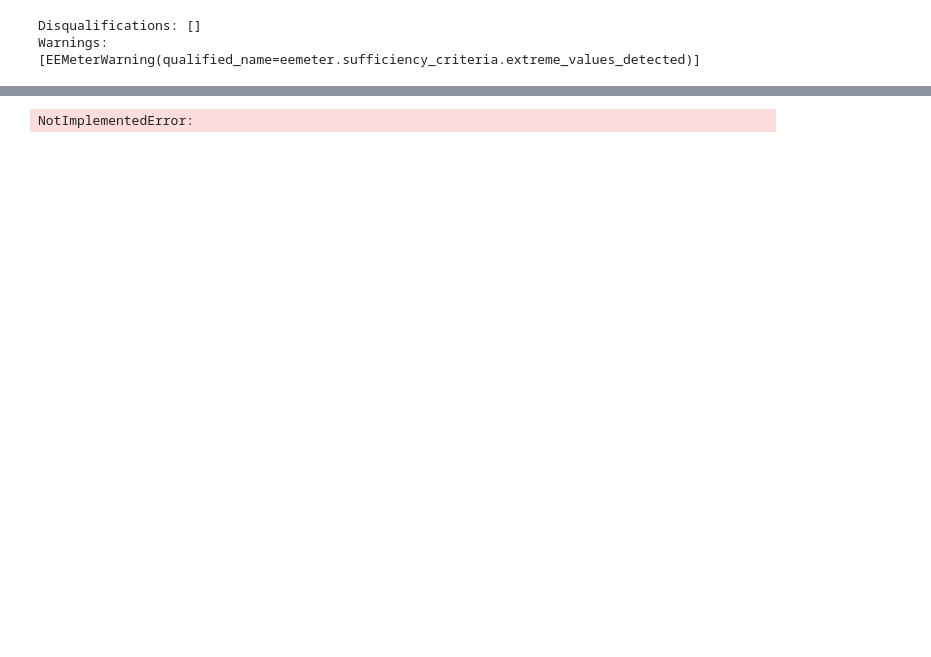
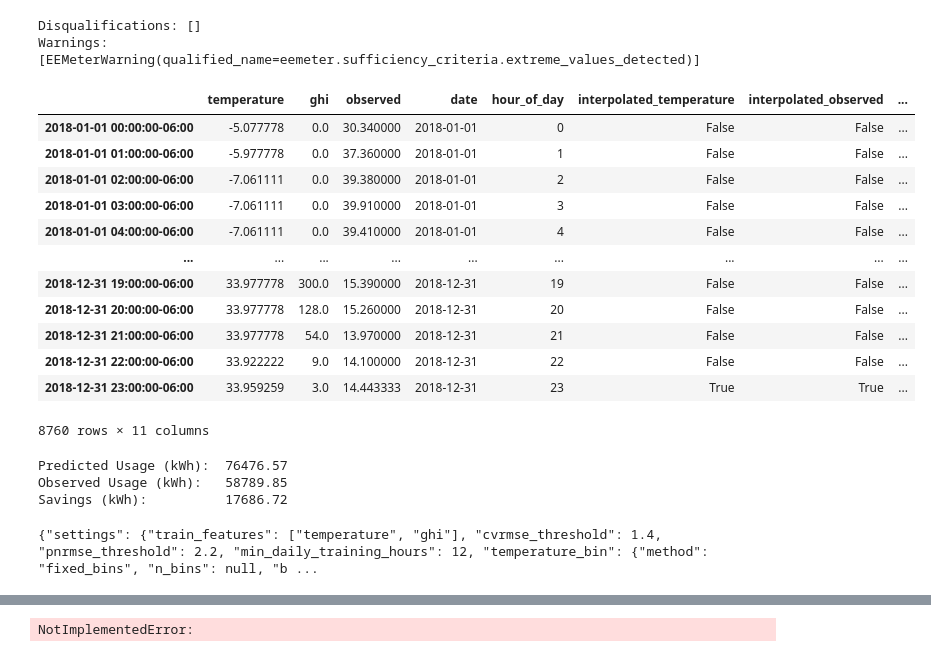
Before and after one commit to opendsm/opendsm-website, a Jupyter notebook: src/documentation/eemeter/hourly_model/_example.ipynb, the cells around one changed output, grey strips where cells are left out. Cells and saved outputs as stored; diff of their text form; code cells hidden in the pictures; blank space fills up the shorter version.

Commit message:
hourly example complete
Signed-off-by: travis-recurve <124101151+travis-recurve@users.noreply.github.com>

```diff
--- a/src/documentation/eemeter/hourly_model/_example.ipynb
+++ b/src/documentation/eemeter/hourly_model/_example.ipynb
@@ -88,6 +85,7 @@ baseline_data = em.HourlyBaselineData(df_baseline_n, is_electricity_data=True)
 reporting_data = em.HourlyReportingData(df_reporting_n, is_electricity_data=True)
 
 hourly_model = em.HourlyModel().fit(baseline_data, ignore_disqualification=False)
-hourly_model.predict(baseline_data).head()
+df_results = hourly_model.predict(baseline_data)
+print(df_results.head())
 # %% [output]
 WARNING:eemeter:Extreme values (outside 3x IQR) must be flagged for manual review.
@@ -166,3 +199,35 @@ print(f"Warnings:          {baseline_data.warnings}")
 # %% [output]
 Disqualifications: []
 Warnings:          [EEMeterWarning(qualified_name=eemeter.sufficiency_criteria.extreme_values_detected)]
+# %%
+df_results
+# %% [output]
+|  | temperature | ghi | observed | date | hour_of_day | interpolated_temperature | interpolated_observed | ... |
+| 2018-01-01 00:00:00-06:00 | -5.077778 | 0.0 | 30.340000 | 2018-01-01 | 0 | False | False | ... |
+| 2018-01-01 01:00:00-06:00 | -5.977778 | 0.0 | 37.360000 | 2018-01-01 | 1 | False | False | ... |
+| 2018-01-01 02:00:00-06:00 | -7.061111 | 0.0 | 39.380000 | 2018-01-01 | 2 | False | False | ... |
+| 2018-01-01 03:00:00-06:00 | -7.061111 | 0.0 | 39.910000 | 2018-01-01 | 3 | False | False | ... |
+| 2018-01-01 04:00:00-06:00 | -7.061111 | 0.0 | 39.410000 | 2018-01-01 | 4 | False | False | ... |
+| ... | ... | ... | ... | ... | ... | ... | ... | ... |
+| 2018-12-31 19:00:00-06:00 | 33.977778 | 300.0 | 15.390000 | 2018-12-31 | 19 | False | False | ... |
+| 2018-12-31 20:00:00-06:00 | 33.977778 | 128.0 | 15.260000 | 2018-12-31 | 20 | False | False | ... |
+| 2018-12-31 21:00:00-06:00 | 33.977778 | 54.0 | 13.970000 | 2018-12-31 | 21 | False | False | ... |
+| 2018-12-31 22:00:00-06:00 | 33.922222 | 9.0 | 14.100000 | 2018-12-31 | 22 | False | False | ... |
+| 2018-12-31 23:00:00-06:00 | 33.959259 | 3.0 | 14.443333 | 2018-12-31 | 23 | True | True | ... |
+8760 rows × 11 columns
+# %%
+df_results = hourly_model.predict(reporting_data)
+
+df_results['savings'] = df_results['predicted'] - df_results['observed']
+print(f"Predicted Usage (kWh):  {round(df_results['predicted'].sum(), 2)}")
+print(f"Observed Usage (kWh):   {round(df_results['observed'].sum(), 2)}")
+print(f"Savings (kWh):          {round(df_results['savings'].sum(), 2)}")
+# %% [output]
+Predicted Usage (kWh):  76476.57
+Observed Usage (kWh):   58789.85
+Savings (kWh):          17686.72
+# %%
+saved_model = hourly_model.to_json()
+print(saved_model)
+# %% [output]
+{"settings": {"train_features": ["temperature", "ghi"], "cvrmse_threshold": 1.4, "pnrmse_threshold": 2.2, "min_daily_training_hours": 12, "temperature_bin": {"method": "fixed_bins", "n_bins": null, "b ...
```
Also changed, not shown: parts of 26 cells of this notebook, 2 other files.
